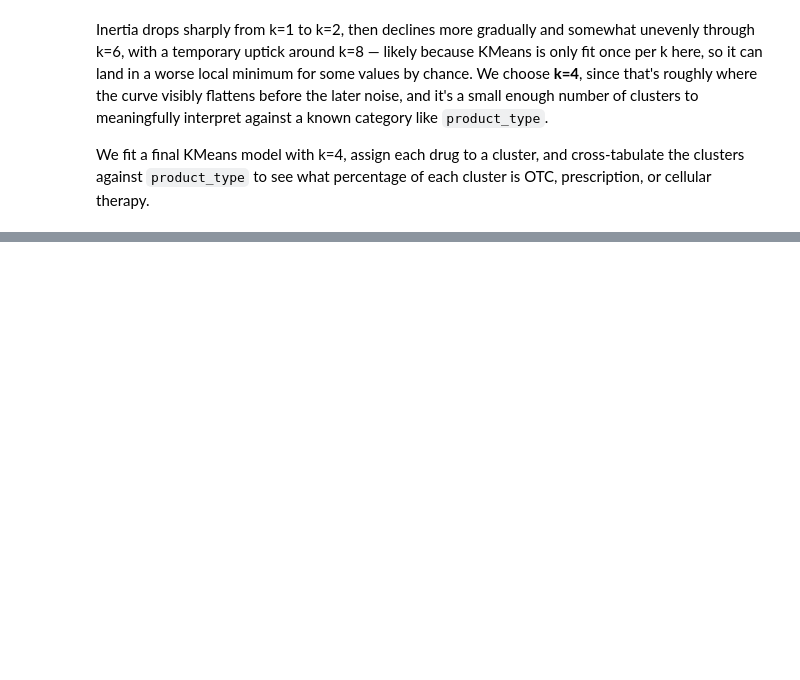
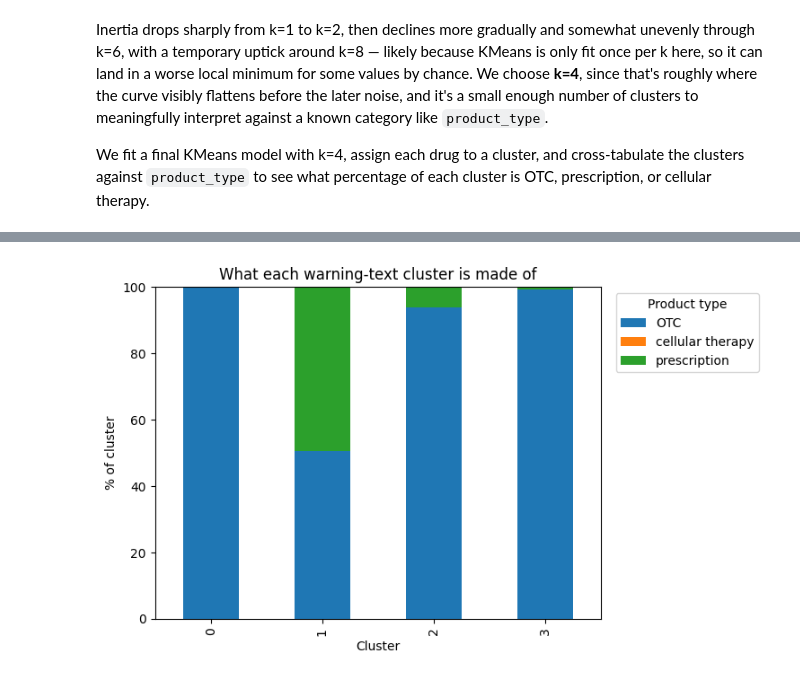
Before and after one commit to RSTEIN2525/cmsc-320-group-project, a Jupyter notebook: notebook.ipynb, the cells around one changed output, grey strips where cells are left out. Drawn from its saved outputs; the diff is of its cells as text; code cells hidden in the pictures; blank space fills up the shorter version.

```diff
--- a/notebook.ipynb
+++ b/notebook.ipynb
@@ -679,0 +1069,15 @@ pd.crosstab(drug_df["cluster"], drug_df["product_type"], normalize = "index") *
+# %%
+# clusters v.s. product types normalized for summation to 100%
+comp = pd.crosstab(drug_df["cluster"], drug_df["product_type"], normalize="index") * 100
+
+ax = comp.plot(kind="bar", stacked=True) # stacks bars instead of side by side
+
+#labels
+ax.set_xlabel("Cluster")
+ax.set_ylabel("% of cluster")
+
+ax.set_title("What each warning-text cluster is made of")
+ax.legend(title="Product type", bbox_to_anchor=(1.02, 1), loc="upper left")
+plt.show()
+# %% [output]
+[figure, added]
```
Also changed, not shown: parts of 56 cells of this notebook.
